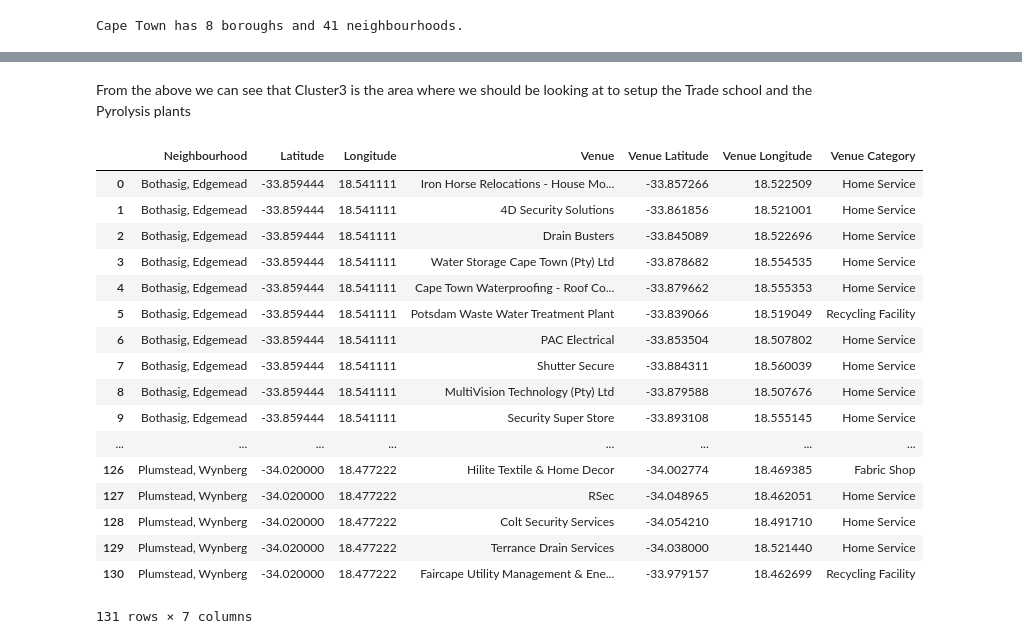
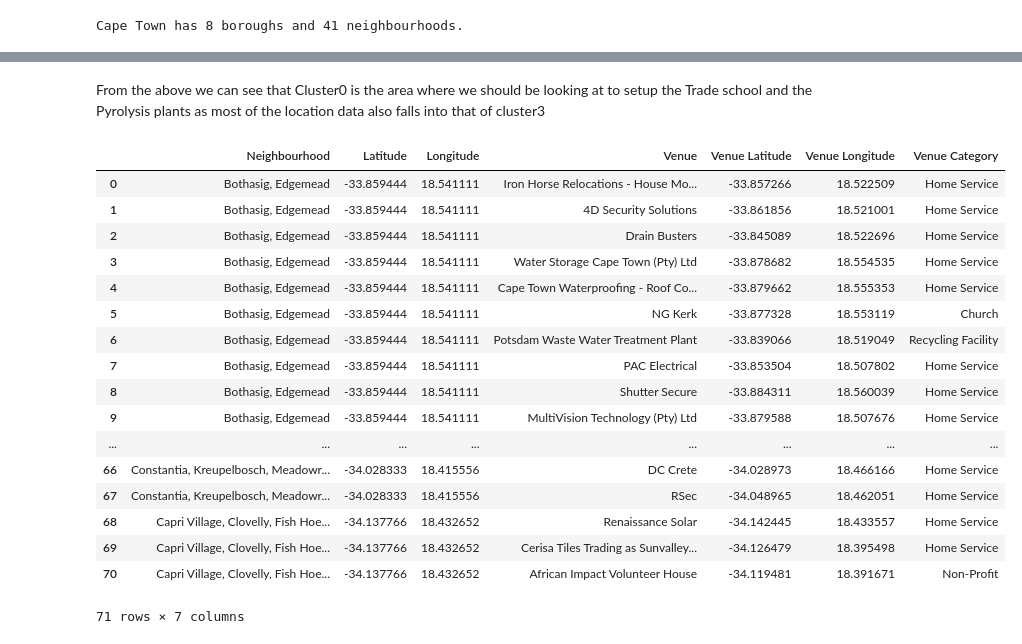
Before and after one commit to pieterdt1979/coursera_capstone, a Jupyter notebook: Capstone-Week4-5/Week4-Submission.ipynb, the cells around one changed output, grey strips where cells are left out. Cells and saved outputs as stored; diff of their text form; code cells hidden in the pictures.

```diff
--- a/Capstone-Week4-5/Week4-Submission.ipynb
+++ b/Capstone-Week4-5/Week4-Submission.ipynb
@@ -262,14 +264,15 @@ print('Cape Town has {} boroughs and {} neighbourhoods.'.format(
 # %% [output]
 Cape Town has 8 boroughs and 41 neighbourhoods.
 # %%
-# Categories = Trade Schools, Home services, Flea Markets and recyling
-categories = ['4bf58dd8d48988d1ad941735', '545419b1498ea6ccd0202f58', '4bf58dd8d48988d1f7941735', '4f4531084b9074f6e4fb0101']
+# Categories = Trade Schools, Flea Markets, home services, NPO and recyling
+categories = ['4bf58dd8d48988d1ad941735', '4f4531084b9074f6e4fb0101',
+              '545419b1498ea6ccd0202f58', '50328a8e91d4c4b30a586d6c']
 cpt_venues = getNearbyVenues(list(cpt_neighbourhoods['Neighbourhood']),
                              list(cpt_neighbourhoods['Latitude']),
                              list(cpt_neighbourhoods['Longitude']),
-                                  radius=1500,
+                                  radius=5000,
                                   categoryids=categories)
-cpt_venues.head()
+cpt_venues.head()  # Had to increase the search radius, as the Cape Flats borough didn't seem to return enough data from 4square
 # %% [output]
 Delft
 Macassar
@@ -336,7 +351,8 @@ def return_most_common_venues(row, num_top_venues):
 
     return row_categories_sorted.index.values[0:num_top_venues]
 # %%
-num_top_venues = 5
+# I will only look for the top 4 venues
+num_top_venues = 3
 
 indicators = ['st', 'nd', 'rd']
 
@@ -355,5 +371,5 @@ cpt_venues_sorted['Neighbourhood'] = cpt_grouped['Neighbourhood']
 for ind in np.arange(cpt_grouped.shape[0]):
     cpt_venues_sorted.iloc[ind, 1:] = return_most_common_venues(cpt_grouped.iloc[ind, :], num_top_venues)
 
-cpt_venues_sorted.head()
+cpt_venues_sorted
 # %% [output]
@@ -366,6 +393,6 @@ cpt_venues_sorted.head()
 # %%
 # set number of clusters
-kclusters = 10
+kclusters = 4
 
 cpt_grouped_clustering = cpt_grouped.drop('Neighbourhood', 1)
 
@@ -373,5 +400,5 @@ cpt_grouped_clustering = cpt_grouped.drop('Neighbourhood', 1)
 kmeans = KMeans(n_clusters=kclusters, random_state=0).fit(cpt_grouped_clustering)
 
 # check cluster labels generated for each row in the dataframe
-kmeans.labels_[0:10]
+kmeans.labels_
 # %% [output]
@@ -556,33 +585,33 @@ cpt_convexhull_map
 # %% [output]
 [interactive output not drawn]
 # %% [markdown]
-From the above we can see that Cluster3 is the area where we should be looking at to setup the Trade school and the Pyrolysis plants
+From the above we can see that Cluster0 is the area where we should be looking at to setup the Trade school and the Pyrolysis plants as most of the location data also falls into that of cluster3
 # %%
 #Let us explore the venues in cluster3
-cpt_cluster3_venues = pd.DataFrame(columns=cpt_venues.columns)
-len(cpt_cluster3_venues)
-for i in range(len(cpt_cluster3)):
-    venue = cpt_venues.loc[cpt_venues.Neighbourhood == cpt_cluster3.Neighbourhood[i]]
-    cpt_cluster3_venues = cpt_cluster3_venues.append(venue, ignore_index=True)
-cpt_cluster3_venues
+cpt_cluster0_venues = pd.DataFrame(columns=cpt_venues.columns)
+len(cpt_cluster0_venues)
+for i in range(len(cpt_cluster0)):
+    venue = cpt_venues.loc[cpt_venues.Neighbourhood == cpt_cluster0.Neighbourhood[i]]
+    cpt_cluster0_venues = cpt_cluster0_venues.append(venue, ignore_index=True)
+cpt_cluster0_venues
 # %% [output]
 |  | Neighbourhood | Latitude | Longitude | Venue | Venue Latitude | Venue Longitude | Venue Category |
 | 0 | Bothasig, Edgemead | -33.859444 | 18.541111 | Iron Horse Relocations - House Mo... | -33.857266 | 18.522509 | Home Service |
 | 1 | Bothasig, Edgemead | -33.859444 | 18.541111 | 4D Security Solutions | -33.861856 | 18.521001 | Home Service |
 | 2 | Bothasig, Edgemead | -33.859444 | 18.541111 | Drain Busters | -33.845089 | 18.522696 | Home Service |
 | 3 | Bothasig, Edgemead | -33.859444 | 18.541111 | Water Storage Cape Town (Pty) Ltd | -33.878682 | 18.554535 | Home Service |
 | 4 | Bothasig, Edgemead | -33.859444 | 18.541111 | Cape Town Waterproofing - Roof Co... | -33.879662 | 18.555353 | Home Service |
-| 5 | Bothasig, Edgemead | -33.859444 | 18.541111 | Potsdam Waste Water Treatment Plant | -33.839066 | 18.519049 | Recycling Facility |
-| 6 | Bothasig, Edgemead | -33.859444 | 18.541111 | PAC Electrical | -33.853504 | 18.507802 | Home Service |
-| 7 | Bothasig, Edgemead | -33.859444 | 18.541111 | Shutter Secure | -33.884311 | 18.560039 | Home Service |
-| 8 | Bothasig, Edgemead | -33.859444 | 18.541111 | MultiVision Technology (Pty) Ltd | -33.879588 | 18.507676 | Home Service |
-| 9 | Bothasig, Edgemead | -33.859444 | 18.541111 | Security Super Store | -33.893108 | 18.555145 | Home Service |
+| 5 | Bothasig, Edgemead | -33.859444 | 18.541111 | NG Kerk | -33.877328 | 18.553119 | Church |
+| 6 | Bothasig, Edgemead | -33.859444 | 18.541111 | Potsdam Waste Water Treatment Plant | -33.839066 | 18.519049 | Recycling Facility |
+| 7 | Bothasig, Edgemead | -33.859444 | 18.541111 | PAC Electrical | -33.853504 | 18.507802 | Home Service |
+| 8 | Bothasig, Edgemead | -33.859444 | 18.541111 | Shutter Secure | -33.884311 | 18.560039 | Home Service |
+| 9 | Bothasig, Edgemead | -33.859444 | 18.541111 | MultiVision Technology (Pty) Ltd | -33.879588 | 18.507676 | Home Service |
 | ... | ... | ... | ... | ... | ... | ... | ... |
-| 126 | Plumstead, Wynberg | -34.020000 | 18.477222 | Hilite Textile & Home Decor | -34.002774 | 18.469385 | Fabric Shop |
-| 127 | Plumstead, Wynberg | -34.020000 | 18.477222 | RSec | -34.048965 | 18.462051 | Home Service |
-| 128 | Plumstead, Wynberg | -34.020000 | 18.477222 | Colt Security Services | -34.054210 | 18.491710 | Home Service |
-| 129 | Plumstead, Wynberg | -34.020000 | 18.477222 | Terrance Drain Services | -34.038000 | 18.521440 | Home Service |
-| 130 | Plumstead, Wynberg | -34.020000 | 18.477222 | Faircape Utility Management & Ene... | -33.979157 | 18.462699 | Recycling Facility |
+| 66 | Constantia, Kreupelbosch, Meadowr... | -34.028333 | 18.415556 | DC Crete | -34.028973 | 18.466166 | Home Service |
+| 67 | Constantia, Kreupelbosch, Meadowr... | -34.028333 | 18.415556 | RSec | -34.048965 | 18.462051 | Home Service |
+| 68 | Capri Village, Clovelly, Fish Hoe... | -34.137766 | 18.432652 | Renaissance Solar | -34.142445 | 18.433557 | Home Service |
+| 69 | Capri Village, Clovelly, Fish Hoe... | -34.137766 | 18.432652 | Cerisa Tiles Trading as Sunvalley... | -34.126479 | 18.395498 | Home Service |
+| 70 | Capri Village, Clovelly, Fish Hoe... | -34.137766 | 18.432652 | African Impact Volunteer House | -34.119481 | 18.391671 | Non-Profit |
-131 rows × 7 columns
+71 rows × 7 columns
 # %%
 # We can now map the recycling facilities and the Trade Schools
```
Also changed, not shown: parts of 24 cells of this notebook, 9 other files.
